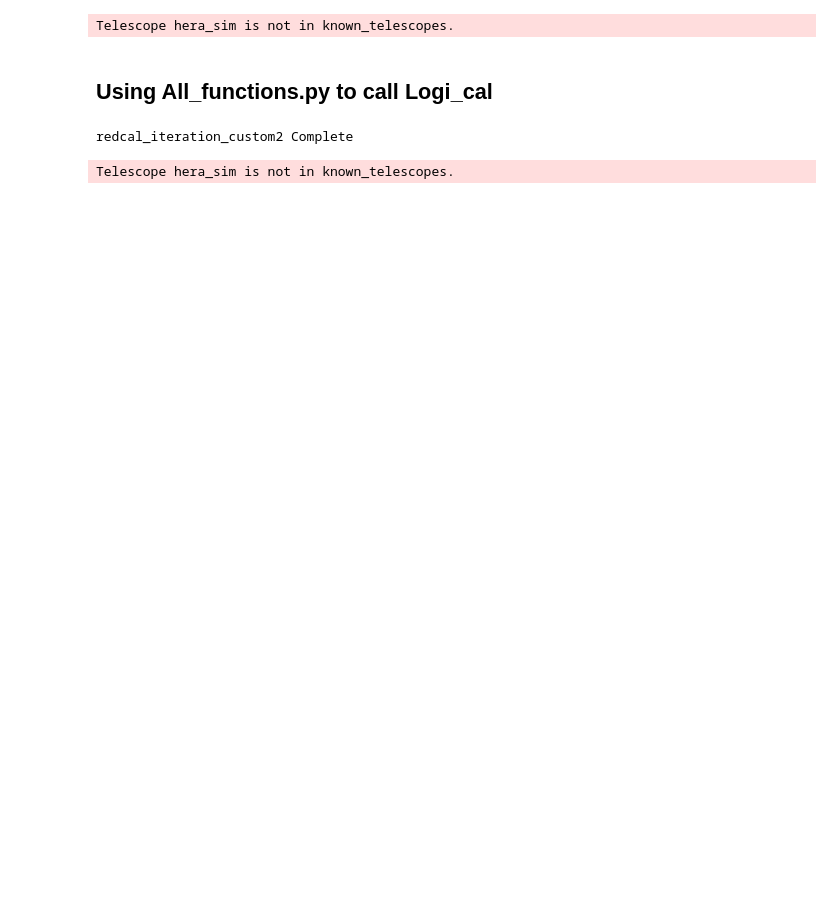
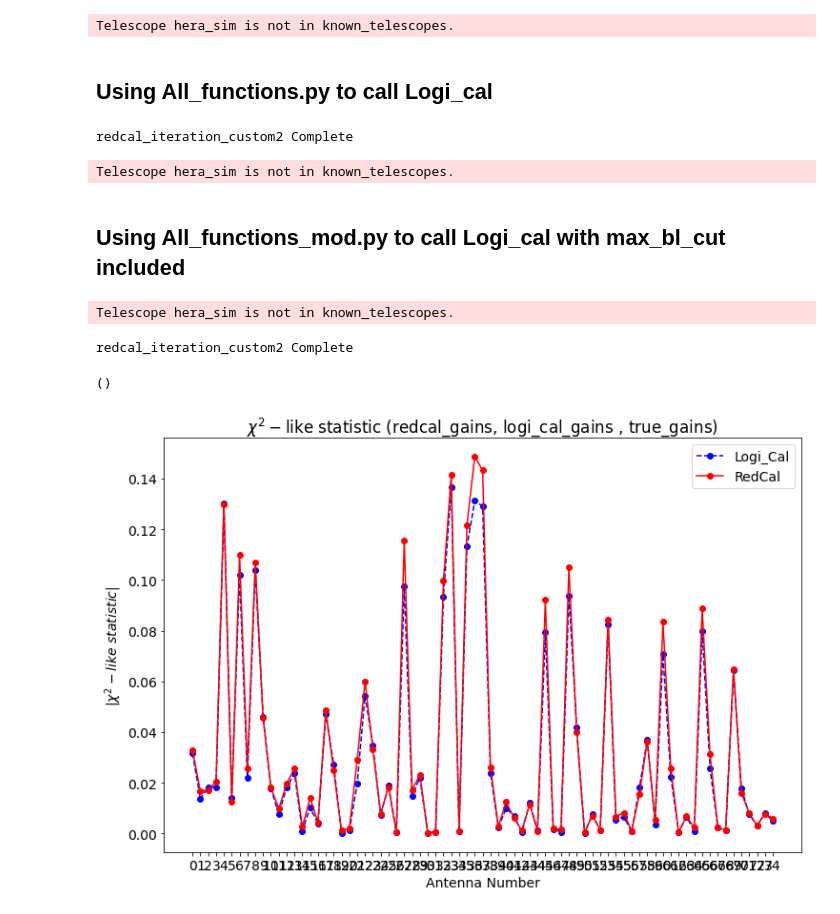
Before and after one commit to KabeloMalapane/logi_cal, a Jupyter notebook: run_Logi-cal.ipynb, the cells around one changed output. Saved outputs shown, nothing was run; the diff lists cells and outputs as text; code cells hidden in the pictures; blank space fills up the shorter version.

Commit message:
added calculations for chi_squared-like statistic

```diff
--- a/run_Logi-cal.ipynb
+++ b/run_Logi-cal.ipynb
@@ -188,0 +188,63 @@ aa = [[(0, 3, 'ee'), (2, 5, 'ee'), (6, 9, 'ee')], [(1, 4, 'ee'), (5, 8, 'ee')],
+# %% [markdown]
+## Using All_functions_mod.py to call Logi_cal with max_bl_cut included
+# %%
+from hera_cal.redcal import redcal_iteration
+
+# Running RedCal
+red_gains = redcal_iteration(hd,max_bl_cut=None)
+
+## Fixing degeneracies
+
+red_gains_fixed = logical.fix_redcal_degeneracies(filename1, red_gains['g_omnical'],true_gains)
+# %% [output]
+Telescope hera_sim is not in known_telescopes.
+# %%
+N_red_clusters = 60
+k_value = 4
+#Running Logi_Cal
+customized_groups = logical.custom_reds2(hd,c_data,k_value,N_red_clusters)
+# %%
+#### Using a k-means clustering
+
+# N_red_clusters = 35
+# k_value = 4
+# #Running Logi_Cal
+# customized_groups = logical.custom_reds2(hd,c_data,k_value,N_red_clusters)
+custom_red_gains = logical.redcal_iteration_custom2(hd,customized_groups,max_bl_cut=None)
+
+
+## Fixing degeneracies
+custom_red_gains_fixed = logical.fix_redcal_degeneracies(filename1, custom_red_gains['g_omnical'], true_gains)
+# %% [output]
+redcal_iteration_custom2 Complete
+# %%
+X_custom_true_sum  = logical.calulate_X2_sum(true_gains,red_gains_fixed, custom_red_gains_fixed)[1]
+X_red_true_sum  = logical.calulate_X2_sum(true_gains,red_gains_fixed, custom_red_gains_fixed )[0]
+
+np.shape(X_custom_true_sum[0])
+# %% [output]
+()
+# %%
+## Alternate between plots using "abs", "real" and "imag"
+
+y_values = X_custom_true_sum
+x_values = np.arange(len(y_values))
+
+plt.figure(figsize=(12,8))
+
+plt.plot(np.abs(X_custom_true_sum),'bo--', label='Logi_Cal')
+plt.plot(np.abs(X_red_true_sum),'ro-', label='RedCal')
+plt.xlabel('Antenna Number')
+plt.ylabel('|$\chi^2-like~ statistic$|')
+#plt.title('custom_red_gains_fixed vs red_gains_fixed')
+
+positions = np.arange(len(y_values))
+labels = x_values
+plt.xticks(positions, labels)
+plt.title('$\chi^2-$like statistic (redcal_gains, logi_cal_gains , true_gains)')
+plt.legend()
+
+#plt.savefig('../plots/Testing_logi-cal/gains/chi2_0red_groups_10array.jpeg')
+plt.show()
+# %% [output]
+[figure, added]
```
Also changed, not shown: parts of 14 cells of this notebook.
